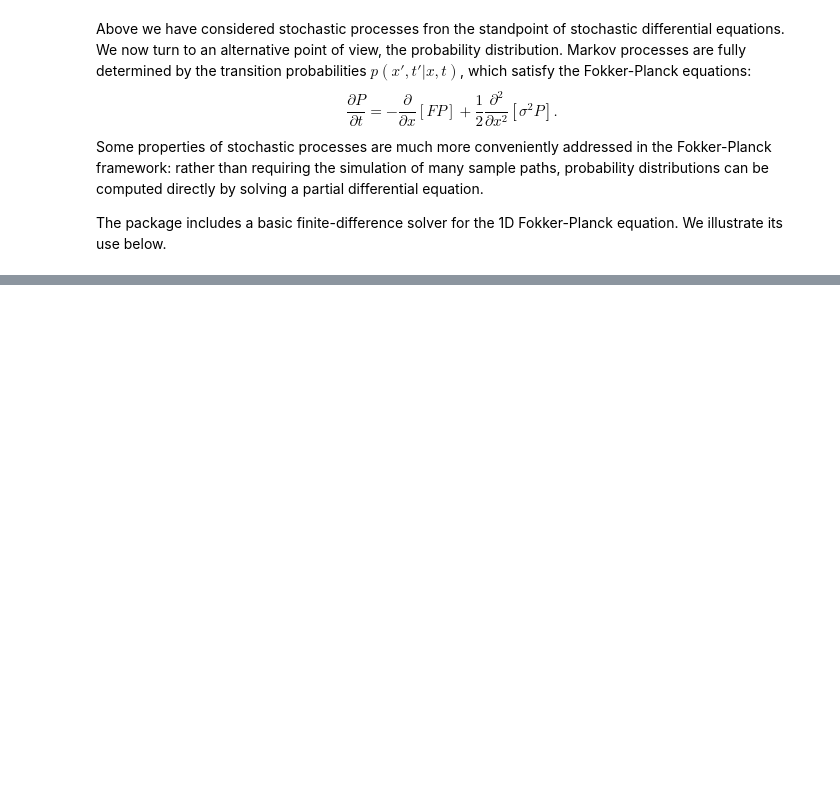
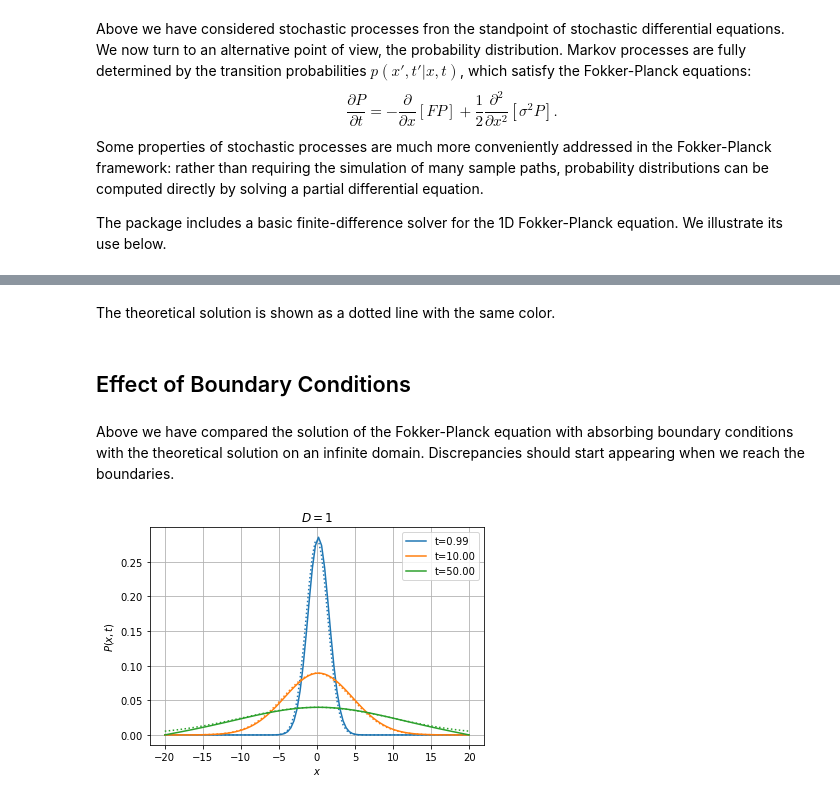
Before and after one commit to cbherbert/stochrare, a Jupyter notebook: demo/Diffusion1D.ipynb, the cells around one changed output, grey strips where cells are left out. Saved outputs shown, nothing was run; the diff lists cells and outputs as text; code cells hidden in the pictures; blank space fills up the shorter version.

```diff
--- a/demo/Diffusion1D.ipynb
+++ b/demo/Diffusion1D.ipynb
@@ -155,0 +168,11 @@ Wiener1D().pdfplot(1, 5, 10, dt=0.001, npts=400, bounds=(-20.0, 20.0),
+# %% [markdown]
+The theoretical solution is shown as a dotted line with the same color.
+# %% [markdown]
+## Effect of Boundary Conditions
+# %% [markdown]
+Above we have compared the solution of the Fokker-Planck equation with absorbing boundary conditions with the theoretical solution on an infinite domain. Discrepancies should start appearing when we reach the boundaries.
+# %%
+Wiener1D().pdfplot(1, 10, 50, dt=0.01, npts=100, bounds=(-20.0, 20.0),
+                      t0=0.0, P0='dirac', bc=('absorbing', 'absorbing'), th=True);
+# %% [output]
+[figure, added]
```
Also changed, not shown: parts of 33 cells of this notebook, 1 other file.
